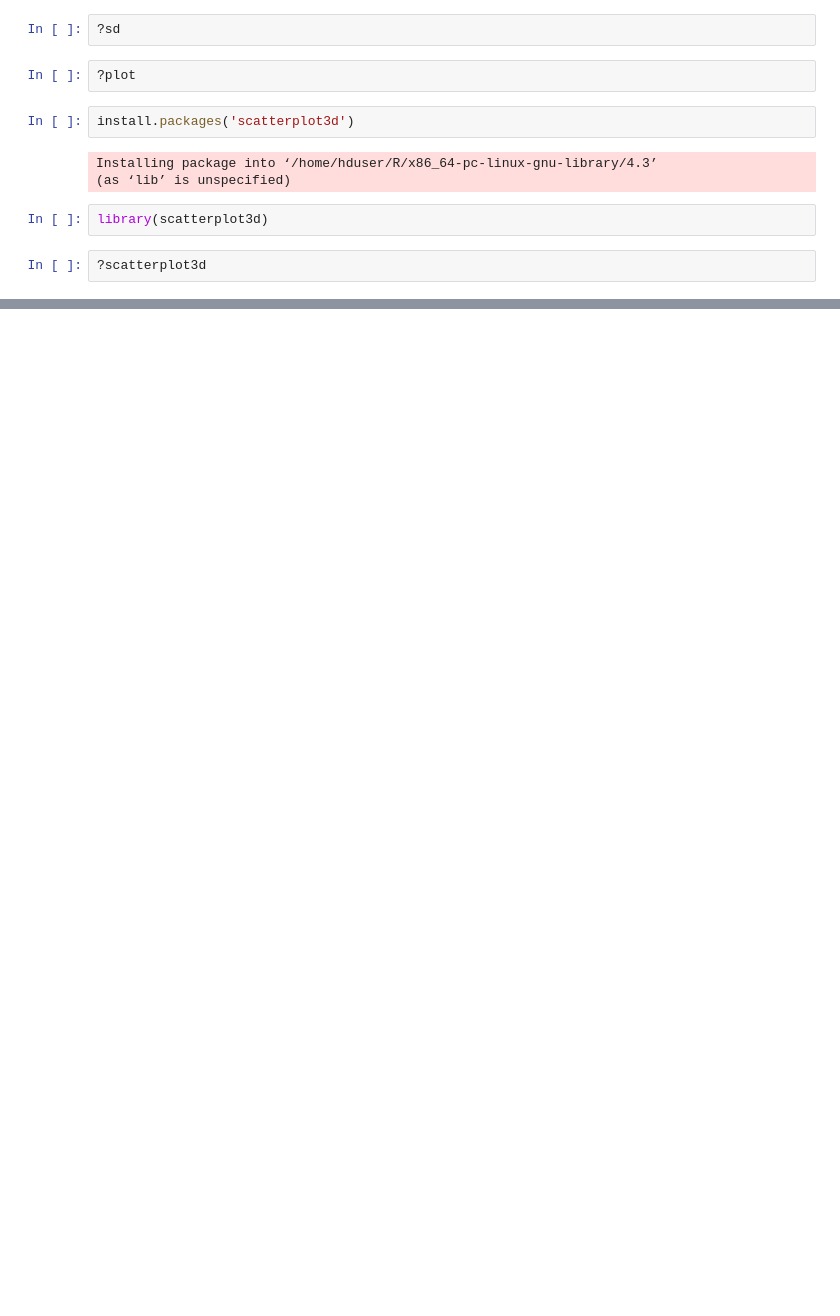
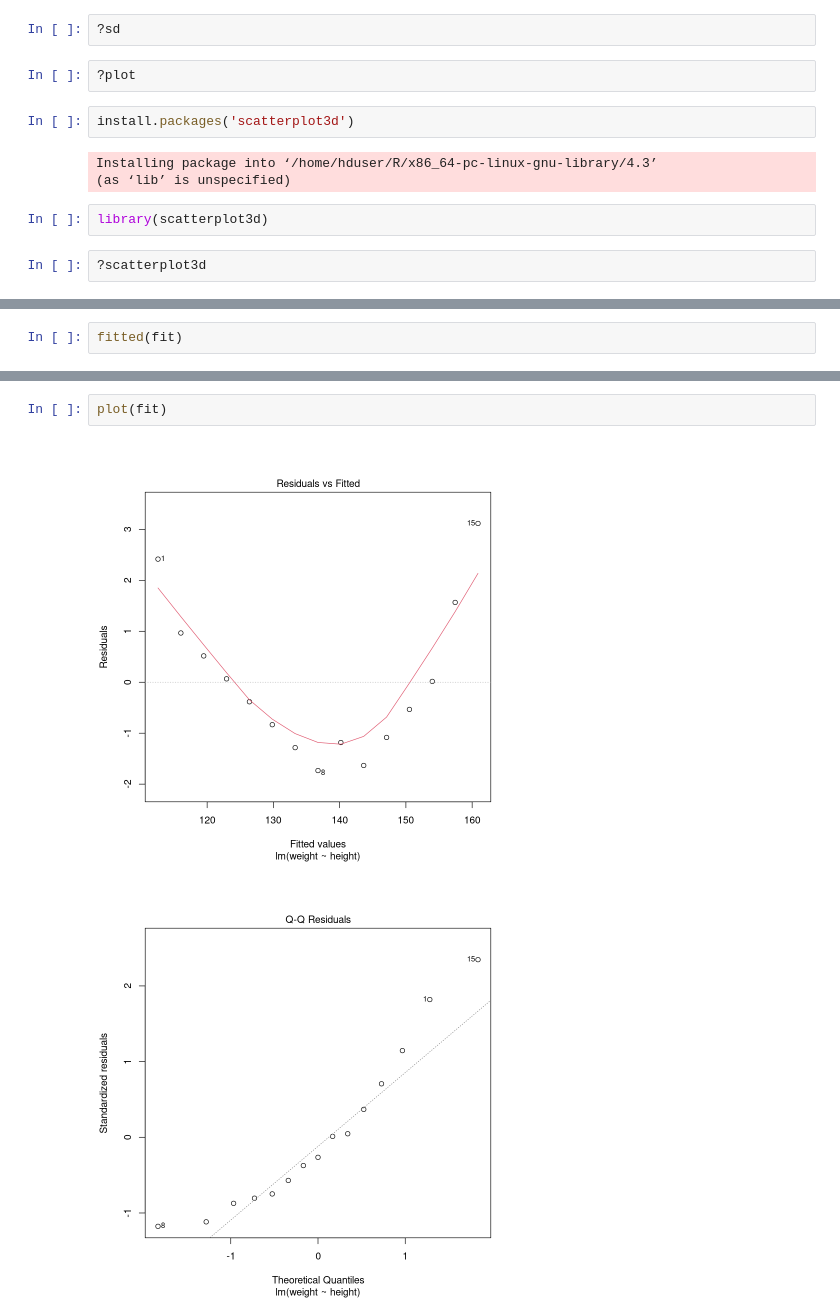
Before and after one commit to alecfei/R-learning, a Jupyter notebook: practice.ipynb, the cells around one changed output, grey strips where cells are left out. Drawn from its saved outputs; the diff is of its cells as text; blank space fills up the shorter version.

```diff
--- a/practice.ipynb
+++ b/practice.ipynb
@@ -160,0 +230,2 @@ library(scatterplot3d)
+# %%
+fitted(fit)
@@ -160,0 +285,5 @@ library(scatterplot3d)
+# %%
+plot(fit)
+# %% [output]
+[figure, added]
+[figure, added]
```
Also changed, not shown: parts of 41 cells of this notebook, 1 other file.
